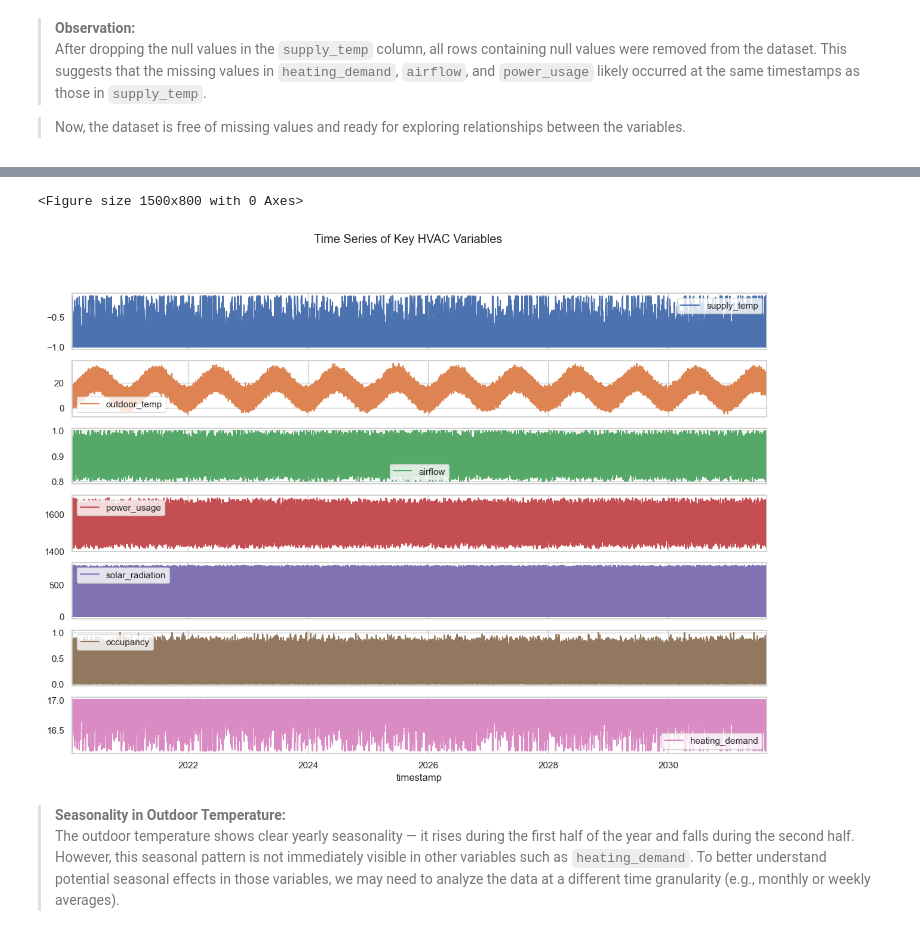
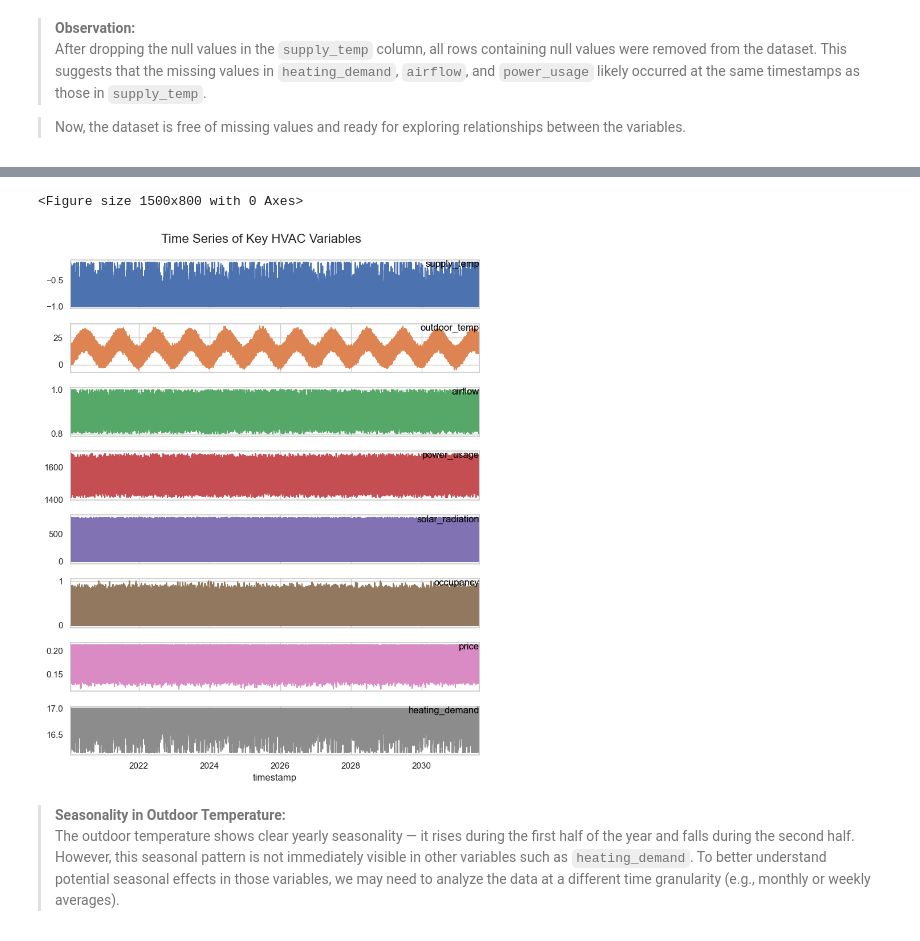
Before and after one commit to melahat-tayli/hvac-analysis, a Jupyter notebook: HVAC_Sensor_Data_Analysis.ipynb, the cells around one changed output, grey strips where cells are left out. Cells and saved outputs as stored; diff of their text form; code cells hidden in the pictures.

Commit message:
added more analysis to HVAC_Sensor_Data_Analysis.ipynb

```diff
--- a/HVAC_Sensor_Data_Analysis.ipynb
+++ b/HVAC_Sensor_Data_Analysis.ipynb
@@ -369,10 +371,14 @@ After dropping the null values in the `supply_temp` column, all rows containing
 > Now, the dataset is free of missing values and ready for exploring relationships between the variables.
 # %%
 # Plot histograms for all features in hvac_raw_data
-hvac_raw_data.hist(bins=30, figsize=(15, 10), grid=False, edgecolor='black')
+axes = hvac_raw_data.hist(bins=30, figsize=(15, 10), grid=False, edgecolor='black')
 
 plt.suptitle("Histogram of Features", fontsize=16, fontweight='bold')
-plt.tight_layout(rect=[0, 0, 1, 0.95])  # Adjust layout to fit suptitle
+for ax in axes.flatten():
+    ax.title.set_fontsize(16)
+    ax.tick_params(axis='x', labelsize=14)
+    ax.tick_params(axis='y', labelsize=14)
+plt.tight_layout(rect=[0, 0, 1, 0.98])  # Adjust layout to fit suptitle
 plt.subplots_adjust(hspace=0.5)  # More space between rows
 plt.show()
 # %% [output]
@@ -381,14 +415,24 @@ plt.show()
 # Set 'timestamp' as the DataFrame index for time-series operations
 hvac_raw_data.set_index('timestamp', inplace=True)
 # %%
-# Time Series Plot of Selected Variables
-plt.figure(figsize=(15,8))
-hvac_raw_data[['supply_temp', 'outdoor_temp', 'airflow', 'power_usage', 'solar_radiation', 'occupancy','heating_demand', ]].plot(subplots=True, figsize=(15,10))
-plt.suptitle("Time Series of Key HVAC Variables")
+# Time Series Plot of Predictors and Outcome Variable
+plt.figure(figsize=(15, 8))
+axes = hvac_raw_data.plot(subplots=True, figsize=(8, 10), legend=False)
+
+# Add label to the top-right of each subplot
+for ax in axes:
+    label = ax.get_ylabel() or ax.get_title() or ax.get_legend_handles_labels()[1][0]  # Fallback for label
+    xlim = ax.get_xlim()
+    ylim = ax.get_ylim()
+    ax.text(xlim[1], ylim[1], label, fontsize=12,
+            ha='right', va='top', color='black')
+
+plt.suptitle("Time Series of Key HVAC Variables", fontsize=16)
+plt.tight_layout(rect=[0, 0, 1, 0.99])  # Reserve space for suptitle
 plt.show()
 # %% [output]
 <Figure size 1500x800 with 0 Axes>
-[figure, old version]
+[figure, new version]
 # %% [markdown]
 > **Seasonality in Outdoor Temperature:**
 The outdoor temperature shows clear yearly seasonality — it rises during the first half of the year and falls during the second half. However, this seasonal pattern is not immediately visible in other variables such as `heating_demand`. To better understand potential seasonal effects in those variables, we may need to analyze the data at a different time granularity (e.g., monthly or weekly averages).
```
Also changed, not shown: parts of 60 cells of this notebook.
